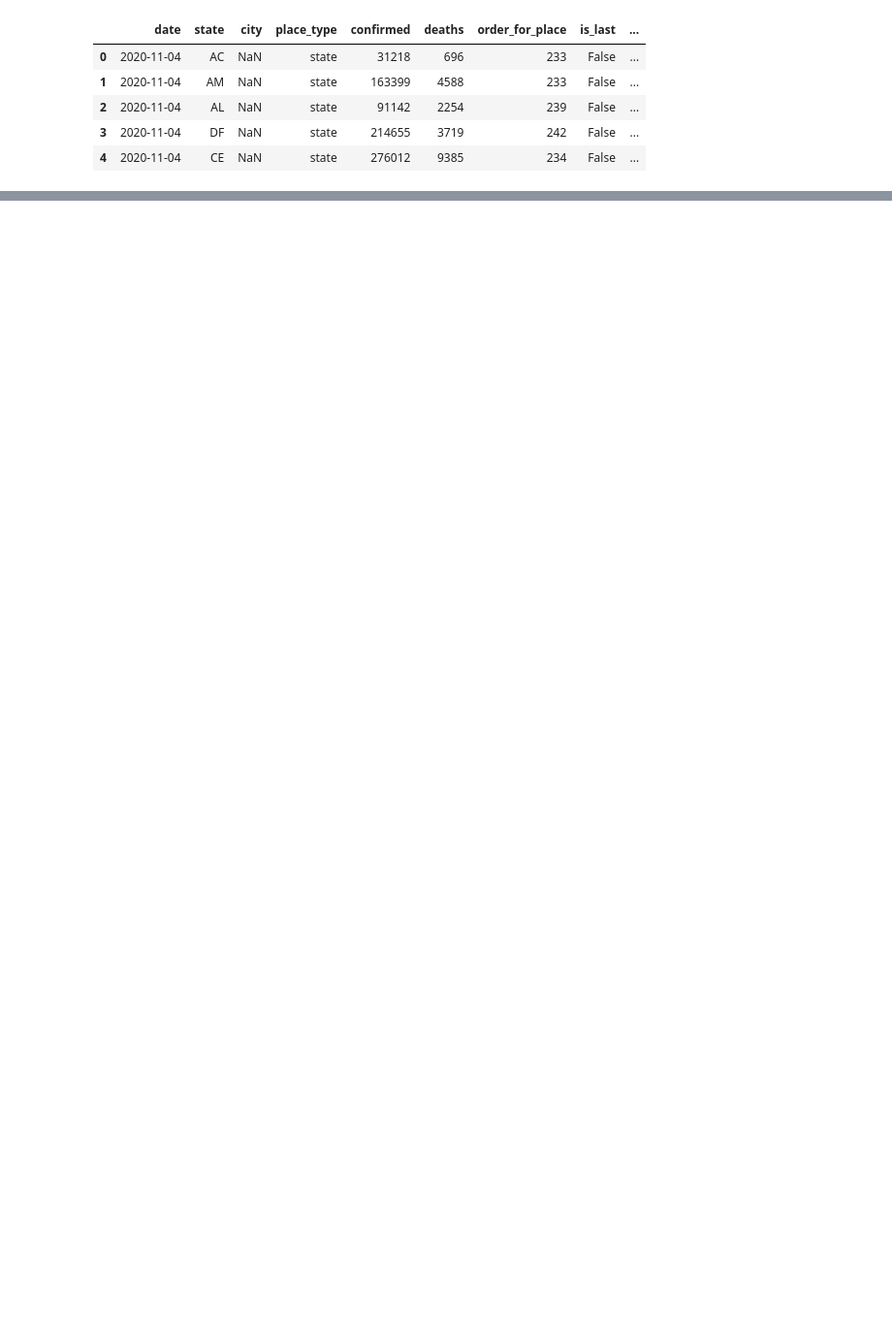
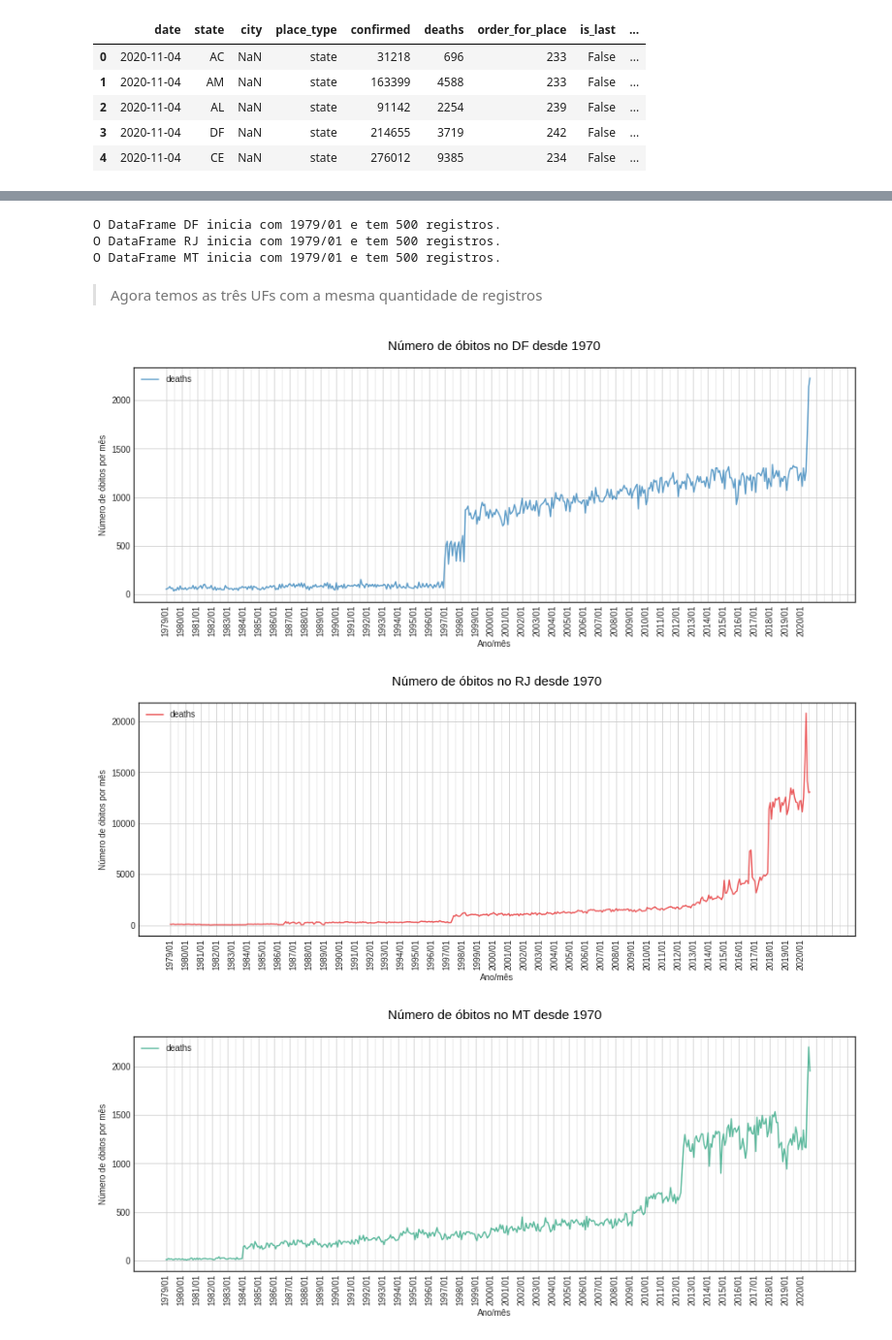
Before and after one commit to avellar1975/DataScience, a Jupyter notebook: jupyter_notebooks/Evandro_Ferreira_de_Avellar.ipynb, the cells around one changed output, grey strips where cells are left out. Shown: that part at 97% size. Cells and saved outputs as stored; diff of their text form; code cells hidden in the pictures; blank space fills up the shorter version.

```diff
--- a/jupyter_notebooks/Evandro_Ferreira_de_Avellar.ipynb
+++ b/jupyter_notebooks/Evandro_Ferreira_de_Avellar.ipynb
@@ -233,0 +312,70 @@ dados_covid.head()
+# %%
+obitos_df_1979 = obitos_agrupados_df[108:]
+obitos_rj_1979 = obitos_agrupados_rj[108:]
+obitos_mt_1979 = obitos_agrupados_mt[35:]
+
+# Função para verificar os Data Frames:
+
+def verifica_dataframe(data):
+    inicio = data['Ano/mês'].head(1).values[0]
+    tamanho = len(data)
+    nome = data['state'].head(1).values[0]
+    print(f'O DataFrame {nome} inicia com {inicio} e tem {tamanho} registros.')
+
+
+verifica_dataframe(obitos_df_1979)
+verifica_dataframe(obitos_rj_1979)
+verifica_dataframe(obitos_mt_1979)
+# %% [output]
+O DataFrame DF inicia com 1979/01 e tem 500 registros.
+O DataFrame RJ inicia com 1979/01 e tem 500 registros.
+O DataFrame MT inicia com 1979/01 e tem 500 registros.
+# %% [markdown]
+> Agora temos as três UFs com a mesma quantidade de registros
+# %%
+colunas = obitos_mt_1979.set_index('Ano/mês').T.columns
+colunas = tuple(colunas[::12])
+# %%
+# Estilo
+plt.style.use('seaborn-white')
+
+# Criando a paleta de cores
+cor_a = plt.get_cmap('tab10')
+cor_b = plt.get_cmap('Set1')
+cor_c = plt.get_cmap('Dark2')
+
+# Configurações
+
+def config(axy, data, uf, cor):
+    # Major ticks every 20, minor ticks every 5
+    major_ticks = np.arange(0, 540, 12)
+    minor_ticks = np.arange(0, 540, 6)
+    axy = data.plot(x='Ano/mês', alpha= .7, figsize=(15,5), kind='line', colormap=cor, grid=True)
+    axy.set_ylabel('Número de óbitos por mês')
+    axy.set_title(f'Número de óbitos no {uf} desde 1970', fontsize=15, pad=20, color='black')
+    axy.set_xticks(major_ticks)
+    axy.set_xticks(minor_ticks, minor=True)
+
+    # And a corresponding grid
+    axy.grid(which='both')
+
+    # Or if you want different settings for the grids:
+    axy.grid(which='minor', alpha=0.5)
+    axy.grid(which='major', alpha=1.0)
+
+    plt.xticks(major_ticks, colunas)
+    plt.xticks(rotation=90)
+
+
+# Gerando os gráficos:
+
+config(ax1, obitos_df_1978, 'DF', cor_a)
+config(ax2, obitos_rj_1978, 'RJ', cor_b)
+config(ax2, obitos_mt_1978, 'MT', cor_c)
+
+
+plt.show()
+# %% [output]
+[figure, added]
+[figure, added]
+[figure, added]
```
Also changed, not shown: parts of 22 cells of this notebook.
